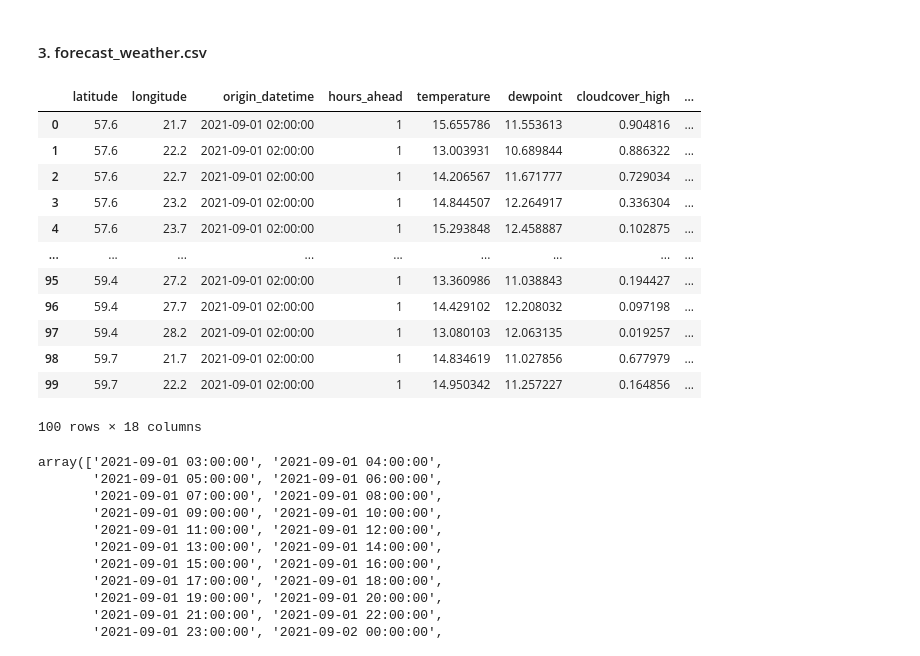
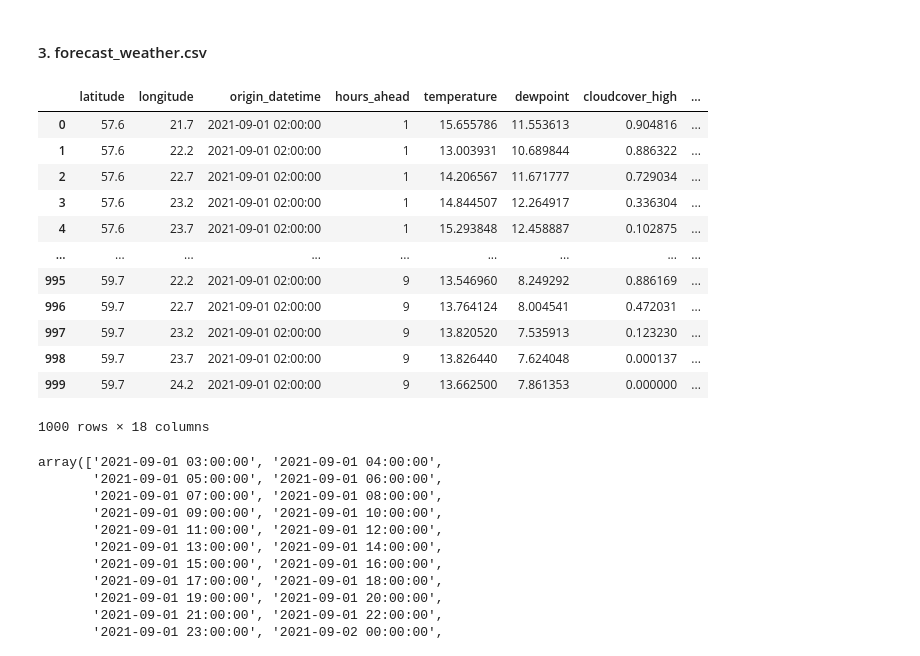
Before and after one commit to jackren0000/Enefit---Predict-Energy-Behavior-of-Prosumers, a Jupyter notebook: predict-energy-behavior-of-prosumers.ipynb, the cells around one changed output. Drawn from its saved outputs; the diff is of its cells as text; code cells hidden in the pictures.

```diff
--- a/predict-energy-behavior-of-prosumers.ipynb
+++ b/predict-energy-behavior-of-prosumers.ipynb
@@ -208,21 +208,21 @@ Name: datetime, Length: 15286, dtype: datetime64[ns, UTC]
 # %% [markdown]
 #### 3. forecast_weather.csv
 # %%
-fw_df.head(100)
+fw_df.head(1000)
 # %% [output]
 |  | latitude | longitude | origin_datetime | hours_ahead | temperature | dewpoint | cloudcover_high | ... |
 | 0 | 57.6 | 21.7 | 2021-09-01 02:00:00 | 1 | 15.655786 | 11.553613 | 0.904816 | ... |
 | 1 | 57.6 | 22.2 | 2021-09-01 02:00:00 | 1 | 13.003931 | 10.689844 | 0.886322 | ... |
 | 2 | 57.6 | 22.7 | 2021-09-01 02:00:00 | 1 | 14.206567 | 11.671777 | 0.729034 | ... |
 | 3 | 57.6 | 23.2 | 2021-09-01 02:00:00 | 1 | 14.844507 | 12.264917 | 0.336304 | ... |
 | 4 | 57.6 | 23.7 | 2021-09-01 02:00:00 | 1 | 15.293848 | 12.458887 | 0.102875 | ... |
 | ... | ... | ... | ... | ... | ... | ... | ... | ... |
-| 95 | 59.4 | 27.2 | 2021-09-01 02:00:00 | 1 | 13.360986 | 11.038843 | 0.194427 | ... |
-| 96 | 59.4 | 27.7 | 2021-09-01 02:00:00 | 1 | 14.429102 | 12.208032 | 0.097198 | ... |
-| 97 | 59.4 | 28.2 | 2021-09-01 02:00:00 | 1 | 13.080103 | 12.063135 | 0.019257 | ... |
-| 98 | 59.7 | 21.7 | 2021-09-01 02:00:00 | 1 | 14.834619 | 11.027856 | 0.677979 | ... |
-| 99 | 59.7 | 22.2 | 2021-09-01 02:00:00 | 1 | 14.950342 | 11.257227 | 0.164856 | ... |
+| 995 | 59.7 | 22.2 | 2021-09-01 02:00:00 | 9 | 13.546960 | 8.249292 | 0.886169 | ... |
+| 996 | 59.7 | 22.7 | 2021-09-01 02:00:00 | 9 | 13.764124 | 8.004541 | 0.472031 | ... |
+| 997 | 59.7 | 23.2 | 2021-09-01 02:00:00 | 9 | 13.820520 | 7.535913 | 0.123230 | ... |
+| 998 | 59.7 | 23.7 | 2021-09-01 02:00:00 | 9 | 13.826440 | 7.624048 | 0.000137 | ... |
+| 999 | 59.7 | 24.2 | 2021-09-01 02:00:00 | 9 | 13.662500 | 7.861353 | 0.000000 | ... |
-100 rows × 18 columns
+1000 rows × 18 columns
 # %%
 # show the range of the date for the first 10000 samples
 # notice: the start time is not the same as other datasets
```
Also changed, not shown: parts of 7 cells of this notebook.
